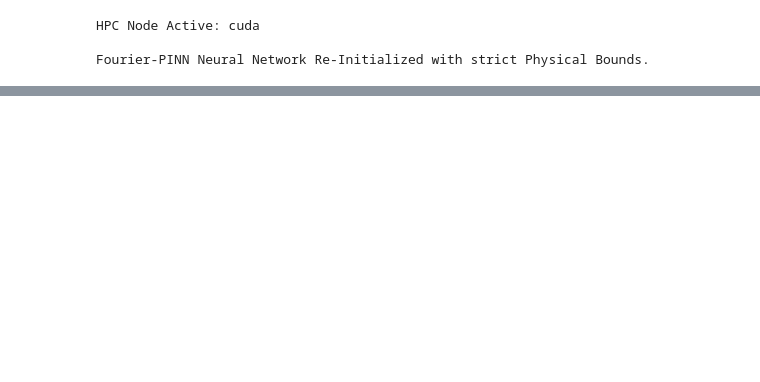
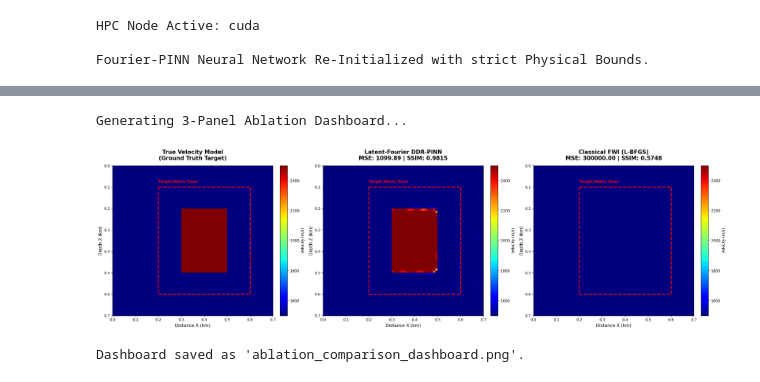
Before and after one commit to brunoss-on/piml-pub, a Jupyter notebook: proj-01/pinn_inversion_step2.ipynb, the cells around one changed output, grey strips where cells are left out. Saved outputs shown, nothing was run; the diff lists cells and outputs as text; code cells hidden in the pictures; blank space fills up the shorter version.

Commit message:
docs & feat: finalize Phase 2 architectural documentation, ablation dashboards, and FWI/PINN notebooks

```diff
--- a/proj-01/pinn_inversion_step2.ipynb
+++ b/proj-01/pinn_inversion_step2.ipynb
@@ -248,0 +409,64 @@ Extracting tensors and generating Multi-Scale visual dashboard...
+# %%
+# ==========================================
+# CELL 8: FINAL ABLATION VISUAL DASHBOARD (TRUE vs PINN vs FWI)
+# ==========================================
+import matplotlib.pyplot as plt
+import matplotlib.patches as patches
+
+print("Generating 3-Panel Ablation Dashboard...")
+
+# 1. Transpose models for correct physical orientation (Depth on Y-axis)
+true_plot = true_model.T
+pinn_plot = pinn_model.T
+fwi_plot = fwi_model.T
+
+# 2. Establish physical spatial extents (nx=70, ny=70, dx=10.0 => 0.7 km)
+x_max = (nx * dx) / 1000.0
+z_max = (ny * dx) / 1000.0
+
+# 3. Initialize the 1x3 Figure Layout
+fig, axes = plt.subplots(1, 3, figsize=(24, 7), facecolor='white')
+
+# Helper function to format axes and draw the Mask Bounding Box
+def format_axis(ax, title):
+    ax.set_title(title, fontsize=15, fontweight='bold', pad=15)
+    ax.set_xlabel('Distance X (km)', fontsize=12)
+    ax.set_ylabel('Depth Z (km)', fontsize=12)
+
+    # Calculate physical coordinates of the mask [20:60, 10:60]
+    # X axis (indices 20 to 60) -> 0.2 km to 0.6 km
+    # Z axis (indices 10 to 60) -> 0.1 km to 0.6 km
+    rect = patches.Rectangle((0.2, 0.1), 0.4, 0.5, linewidth=2.5,
+                             edgecolor='red', facecolor='none', linestyle='--')
+    ax.add_patch(rect)
+    # Add small label to the bounding box
+    ax.text(0.2, 0.08, 'Target Metric Zone', color='red', fontsize=10, fontweight='bold')
+
+# --- PANEL 1: True Velocity Model ---
+im1 = axes[0].imshow(true_plot, aspect='auto', cmap='jet',
+                     extent=[0, x_max, z_max, 0], vmin=1500, vmax=2500)
+format_axis(axes[0], 'True Velocity Model\n(Ground Truth Target)')
+fig.colorbar(im1, ax=axes[0], fraction=0.046, pad=0.04, label='Velocity (m/s)')
+
+# --- PANEL 2: DDR-PINN Model ---
+im2 = axes[1].imshow(pinn_plot, aspect='auto', cmap='jet',
+                     extent=[0, x_max, z_max, 0], vmin=1500, vmax=2500)
+format_axis(axes[1], f'Latent-Fourier DDR-PINN\nMSE: {mse_pinn:.2f} | SSIM: {ssim_pinn:.4f}')
+fig.colorbar(im2, ax=axes[1], fraction=0.046, pad=0.04, label='Velocity (m/s)')
+
+# --- PANEL 3: Classical FWI Model ---
+im3 = axes[2].imshow(fwi_plot, aspect='auto', cmap='jet',
+                     extent=[0, x_max, z_max, 0], vmin=1500, vmax=2500)
+format_axis(axes[2], f'Classical FWI (L-BFGS)\nMSE: {mse_fwi:.2f} | SSIM: {ssim_fwi:.4f}')
+fig.colorbar(im3, ax=axes[2], fraction=0.046, pad=0.04, label='Velocity (m/s)')
+
+# 4. Render and Export
+plt.tight_layout()
+fig.savefig('ablation_comparison_dashboard.png', dpi=300, bbox_inches='tight')
+plt.show()
+
+print("Dashboard saved as 'ablation_comparison_dashboard.png'.")
+# %% [output]
+Generating 3-Panel Ablation Dashboard...
+[figure, added]
+Dashboard saved as 'ablation_comparison_dashboard.png'.
```
Also changed, not shown: parts of 5 cells of this notebook, 3 other files.
